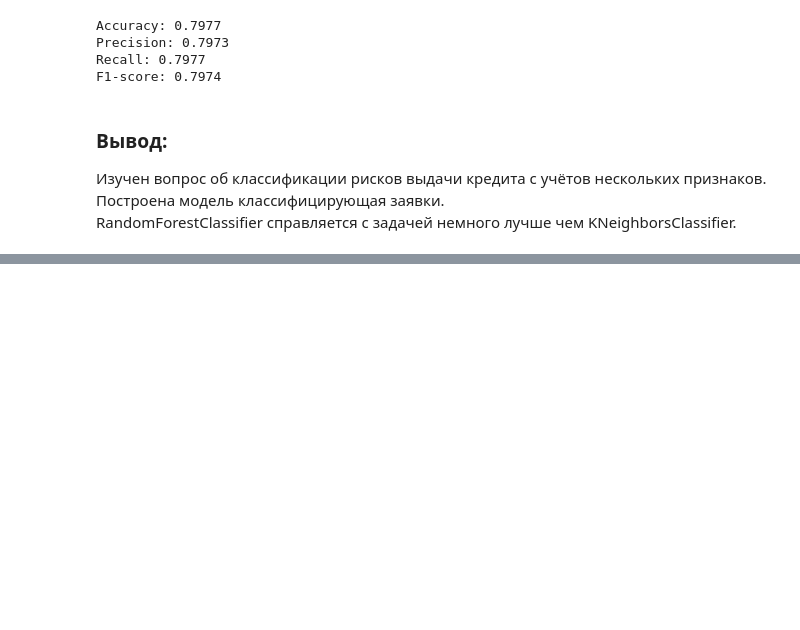
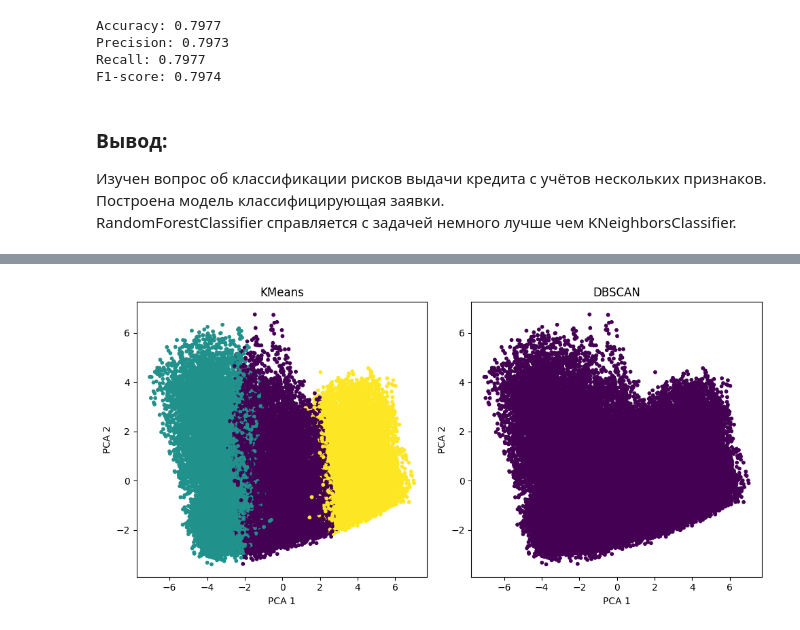
Before and after one commit to SoldatovDaniil/Ml, a Jupyter notebook: CreditRiskClass.ipynb, the cells around one changed output, grey strips where cells are left out. Drawn from its saved outputs; the diff is of its cells as text; code cells hidden in the pictures; blank space fills up the shorter version.

```diff
--- a/CreditRiskClass.ipynb
+++ b/CreditRiskClass.ipynb
@@ -733,0 +740,6 @@ RandomForestClassifier справляется с задачей немного
+# %%
+kmeans = KMeans(n_clusters=len(np.unique(y)), random_state=42)
+kmeans_labels = kmeans.fit_predict(X)
+# %%
+dbscan = DBSCAN(eps=0.1, min_samples=5)
+dbscan_labels = dbscan.fit_predict(X)
@@ -733,0 +765,18 @@ RandomForestClassifier справляется с задачей немного
+# %%
+pca = PCA(n_components=2)
+X_pca = pca.fit_transform(X)
+
+fig, axs = plt.subplots(1, 2, figsize=(10, 5))
+methods = ["KMeans", "DBSCAN", "Agglomerative Clustering"]
+labels_list = [kmeans_labels, dbscan_labels]
+
+for i, (method, labels) in enumerate(zip(methods, labels_list)):
+    axs[i].scatter(X_pca[:, 0], X_pca[:, 1], c=labels, cmap='viridis', s=10)
+    axs[i].set_title(method)
+    axs[i].set_xlabel("PCA 1")
+    axs[i].set_ylabel("PCA 2")
+
+plt.tight_layout()
+plt.show()
+# %% [output]
+[figure, added]
```
Also changed, not shown: parts of 5 cells of this notebook.
